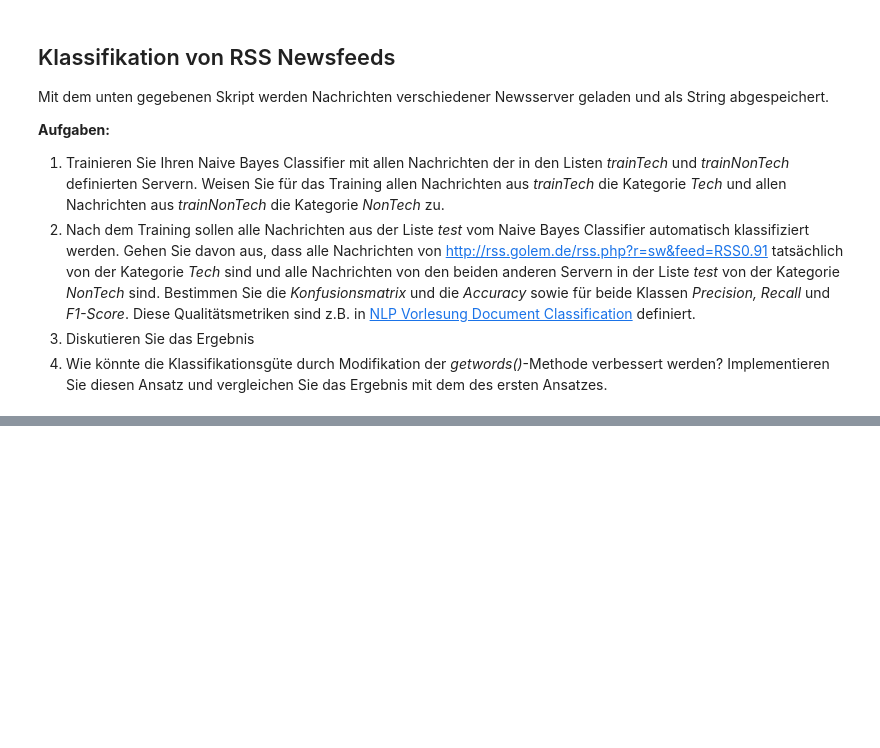
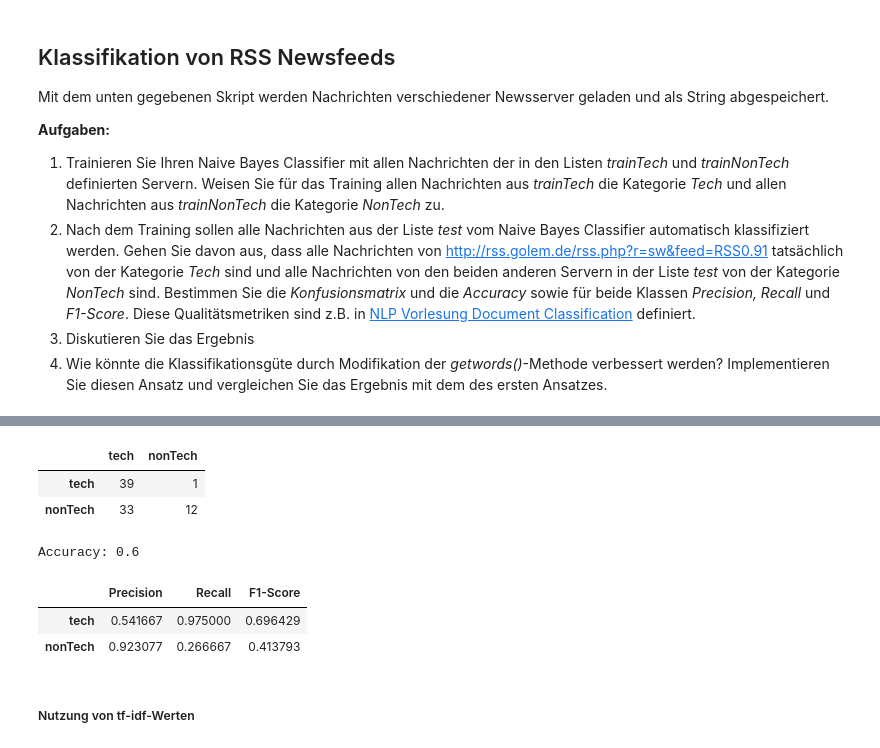
Before and after one commit to codeOfJannik/DataMining_Projects, a Jupyter notebook: task4_DocumentClassification/VersuchDocumentClassification_js329.ipynb, the cells around one changed output, grey strips where cells are left out. Saved outputs shown, nothing was run; the diff lists cells and outputs as text; code cells hidden in the pictures; blank space fills up the shorter version.

```diff
--- a/task4_DocumentClassification/VersuchDocumentClassification_js329.ipynb
+++ b/task4_DocumentClassification/VersuchDocumentClassification_js329.ipynb
@@ -349,0 +559,6 @@ Number of used test samples 64
+# %%
+def getWordSet(doc):
+    return set(getWordList(doc))
+
+techClassifier2 = trainTheTechClassifier(Classifier(getWordSet, 'tech', 'nonTech'))
+resultDF2 = classifyRSSDocuments(techClassifier2)
@@ -349,0 +583,18 @@ Number of used test samples 64
+# %%
+display(createConfusionMatrixDF(resultDF2))
+# %% [output]
+|  | tech | nonTech |
+| tech | 39 | 1 |
+| nonTech | 33 | 12 |
+# %%
+print('Accuracy:', accuracy_score(resultDF2.label, resultDF2.classifierResult))
+# %% [output]
+Accuracy: 0.6
+# %%
+display(createPrecisionRecallF1ScoreDF(resultDF2))
+# %% [output]
+|  | Precision | Recall | F1-Score |
+| tech | 0.541667 | 0.975000 | 0.696429 |
+| nonTech | 0.923077 | 0.266667 | 0.413793 |
+# %% [markdown]
+##### Nutzung von tf-idf-Werten
```
Also changed, not shown: parts of 19 cells of this notebook, 1 other file.
